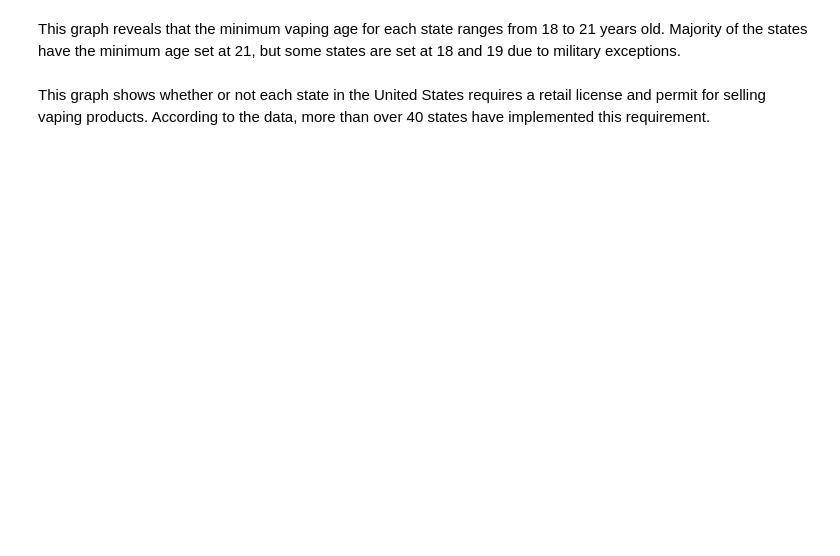
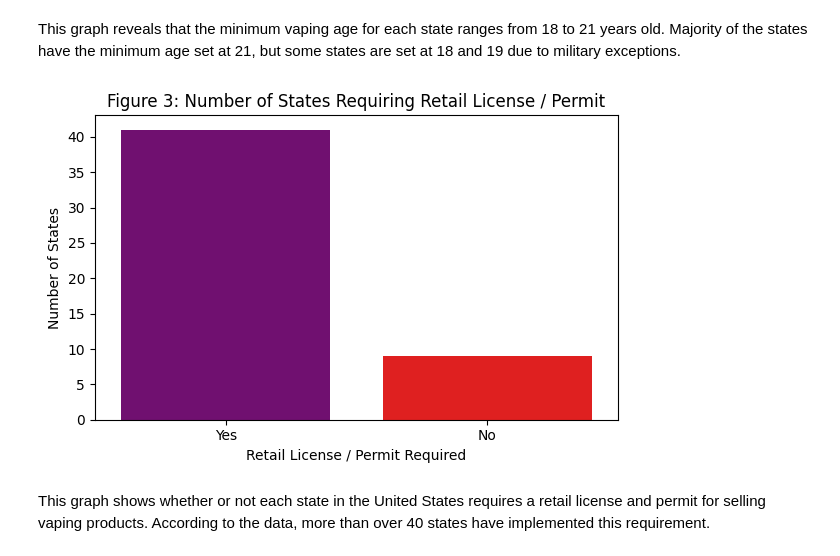
Before and after one commit to COGS108/Group103_WI26, a Jupyter notebook: 03-FinalProject.ipynb, the cells around one changed output. Cells and saved outputs as stored; diff of their text form; code cells hidden in the pictures; blank space fills up the shorter version.

```diff
--- a/03-FinalProject.ipynb
+++ b/03-FinalProject.ipynb
@@ -432,11 +731,13 @@ This graph reveals that the minimum vaping age for each state ranges from 18 to
 # %%
 plt.figure(figsize=(6,4))
 sns.countplot(x='Permit Required', hue='Permit Required', data=policy_data, order=['Yes', 'No'], palette=['Purple', 'Red'], legend=False)
 plt.xlabel('Retail License / Permit Required')
 plt.ylabel('Number of States')
-plt.title('Number of States Requiring Retail License / Permit')
+plt.title('Figure 3: Number of States Requiring Retail License / Permit')
 plt.tight_layout()
 plt.show()
+# %% [output]
+[figure, added]
 # %% [markdown]
 This graph shows whether or not each state in the United States requires a retail license and permit for selling vaping products. According to the data, more than over 40 states have implemented this requirement.
 # %%
```
Also changed, not shown: parts of 56 cells of this notebook.
